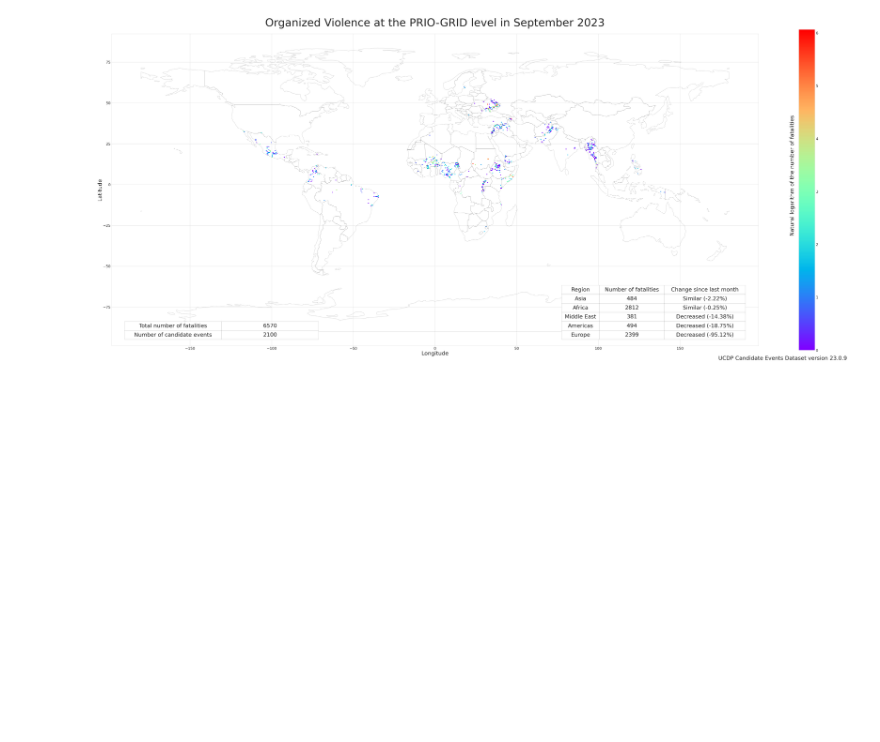
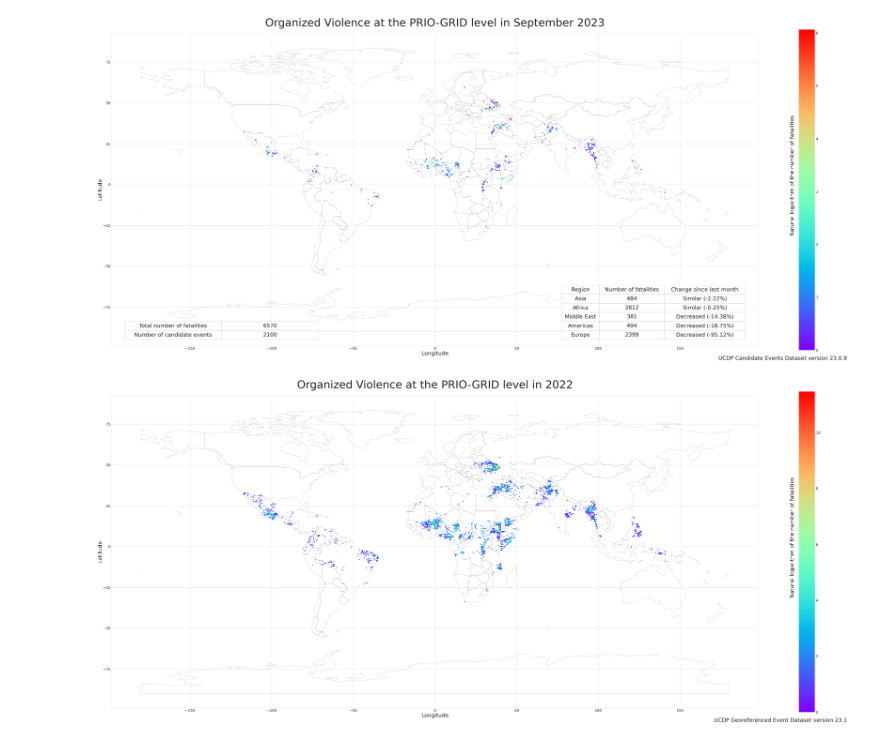
Before and after one commit to UppsalaConflictDataProgram/basic_api_recipes, a Jupyter notebook: MonthlyMapwCandidateData/UCDP_MonthlyCandidateMap.ipynb, the cells around one changed output. Cells and saved outputs as stored; diff of their text form; code cells hidden in the pictures; blank space fills up the shorter version.

Commit message:
ged visual func added

```diff
--- a/MonthlyMapwCandidateData/UCDP_MonthlyCandidateMap.ipynb
+++ b/MonthlyMapwCandidateData/UCDP_MonthlyCandidateMap.ipynb
@@ -167,3 +167,95 @@ with plt.style.context(("seaborn", "seaborn-whitegrid")):
     fig.savefig(f'GEDEvent_v{version.replace(".", "_")}.pdf', bbox_inches='tight', pad_inches=5)
 # %% [output]
 [figure]
+# %%
+#####Use the script below for yearly maps with UCDP GED versions####
+
+import numpy as np
+import pandas as pd
+import geopandas as gpd
+import matplotlib.pyplot as plt
+from matplotlib.patches import Rectangle
+import requests
+from io import BytesIO
+import shutil
+import zipfile
+import os
+
+def input_ucdp_version():
+    return input("Enter the UCDP Georeferenced Event Dataset version (e.g. 23.1): ")
+
+def input_ucdp_year():
+    return input("Enter the year: ")
+
+def fetch_ucdp_data_for_version(api_url):
+    page = 0
+    data = []
+    while True:
+        response = requests.get(api_url + str(page))
+        page_data = response.json()
+        if not page_data['Result']:
+            break
+        data.extend(page_data['Result'])
+        page += 1
+    return pd.DataFrame(data)
+
+
+# Dowload PRIO-Grids and read shapefile
+def get_prio_grids_shapefile(prio_grids_url):
+    # Check if the .shp file already exists
+    if not os.path.exists("priogrid_cell.shp"):
+        print("Fetching PRIO-Grids shapefile from:", prio_grids_url)
+        response = requests.get(prio_grids_url)
+        with open("priogrid_cell.zip", "wb") as f:
+            f.write(response.content)
+        with zipfile.ZipFile("priogrid_cell.zip", "r") as zip_file:
+            zip_file.extractall()
+        os.remove("priogrid_cell.zip")
+
+    # Read and return the shapefile
+    prio_grids = gpd.read_file("priogrid_cell.shp")
+    return prio_grids
+
+version = input_ucdp_version()
+year = input_ucdp_year()
+
+ucdp_api_url = f"https://ucdpapi.pcr.uu.se/api/gedevents/{version}?pagesize=100000&StartDate={year}-01-01&EndDate={year}-12-31&page="
+ucdp_ged = fetch_ucdp_data_for_version(ucdp_api_url)
+
+# Base map
+world_map = gpd.read_file(gpd.datasets.get_path("naturalearth_lowres"))
+
+# Fetch and merge PRIO-GRID data with UCDP Candidate data
+prio_grids_url = "https://grid.prio.org/extensions/priogrid_cellshp.zip"
+prio_grids = get_prio_grids_shapefile(prio_grids_url)
+ucdp_ged_temp = ucdp_ged.groupby(by=['priogrid_gid'])['best'].sum()
+merged_data = prio_grids.merge(ucdp_ged_temp, left_on="gid", right_on="priogrid_gid")
+
+with plt.style.context(("seaborn", "seaborn-whitegrid")):
+    fig, ax1 = plt.subplots(figsize=(96, 64))
+
+    plt.xticks(fontsize=24)
+    plt.yticks(fontsize=24)
+
+    merged_data["log_best"] = np.log(merged_data["best"].clip(lower=1))
+    merged_data.plot(column="log_best",
+                     ax=ax1,
+                     legend=True,
+                     legend_kwds={'shrink': 0.60},
+                     cmap=plt.cm.rainbow).figure.axes[1].tick_params(labelsize=24)
+    ax1.set_title(f'Organized Violence at the PRIO-GRID level in {year}', pad=50, size=72)
+    ax1.set_ylabel('Latitude', fontsize=36)
+    ax1.set_xlabel('Longitude', fontsize=36)
+
+    world_map.plot(facecolor="none",
+                   ax=ax1,
+                   edgecolor="black")
+
+    # Additionally, you can set the background of the table area
+    plt.figtext(0.78, 0.43, "Natural logarithm of the number of fatalities", rotation='vertical', ha="right", fontsize=36)
+    plt.figtext(0.83, 0.25, f"UCDP Georeferenced Event Dataset version {version}", ha="right", fontsize=36)
+    plt.rcParams['font.family'] = 'Open Sans'
+
+    fig.savefig(f'GEDEvent_v{version.replace(".", "_")}.pdf', bbox_inches='tight', pad_inches=5)
+# %% [output]
+[figure, added]
```
Also changed, not shown: 1 other file.
